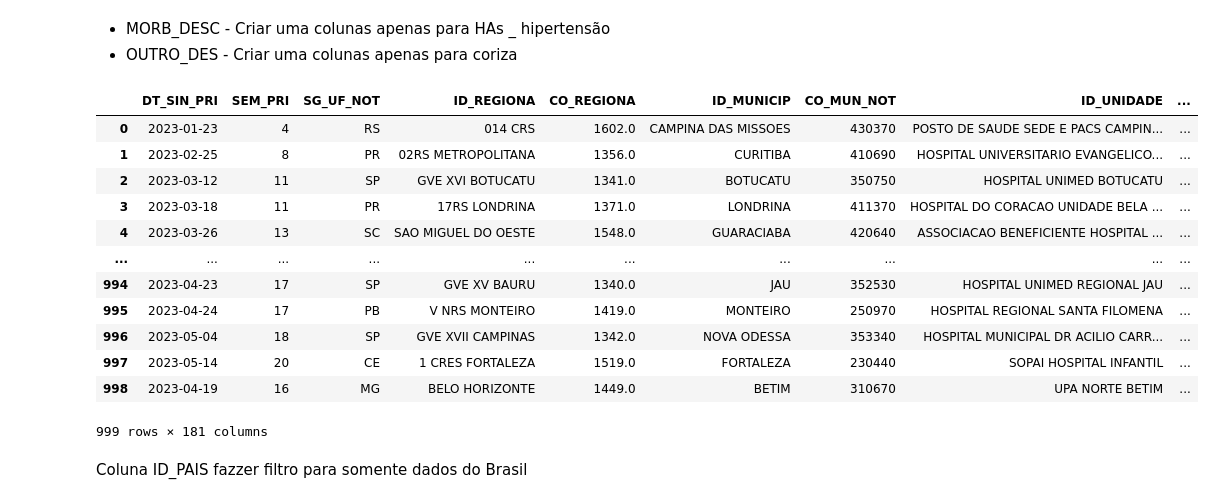
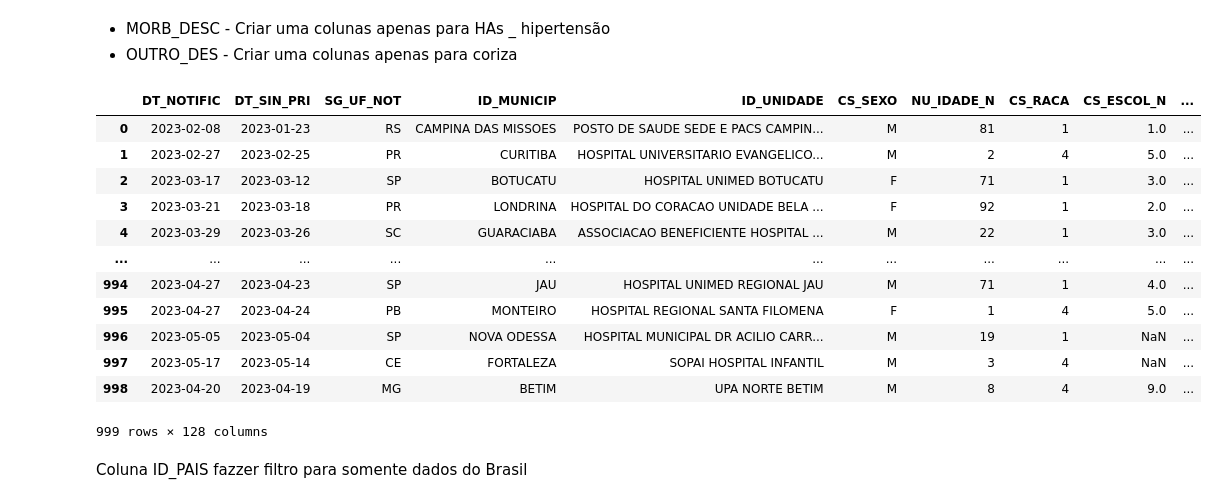
Before and after one commit to GTBelini22/Modelo-de-machine-learning-para-predicao-de-problemas-respiratorios, a Jupyter notebook: Tratando_os_dados.ipynb, the cells around one changed output. Saved outputs shown, nothing was run; the diff lists cells and outputs as text; code cells hidden in the pictures.

```diff
--- a/Tratando_os_dados.ipynb
+++ b/Tratando_os_dados.ipynb
@@ -39,33 +44,33 @@ Index(['DT_NOTIFIC', 'SEM_NOT', 'DT_SIN_PRI', 'SEM_PRI', 'SG_UF_NOT',
 # %%
 # Colunas não relevantes
 df.drop(columns=['SEM_NOT', 'SEM_PRI', 'CO_REGIONA', 'ID_REGIONA',
                  'CO_MUN_NOT', 'CO_UNI_NOT', 'DT_NASC', 'TP_IDADE',
                  'COD_IDADE', 'CS_GESTANT','CO_PAIS' , 'ID_RG_RESI',
                  'CO_RG_RESI', 'CO_MUN_RES', 'SURTO_SG', 'NOSOCOMIAL',
                  'OUTRO_SIN', 'OBES_IMC', 'OUT_MORBI', 'DT_UT_DOSE',
                  'MAE_VAC', 'DT_VAC_MAE', 'M_AMAMENTA', 'DT_DOSEUNI',
                  'DT_1_DOSE', 'DT_2_DOSE', 'TP_ANTIVIR', 'OUT_ANTIV',
                  'DT_ANTIVIR', 'CO_RG_INTE', 'ID_RG_INTE', 'CO_MU_INTE',
                  'DT_ENTUTI', 'DT_SAIDUTI', 'DT_RAIOX', 'AMOSTRA', 'DT_COLETA',
                  'TP_AMOSTRA', 'OUT_AMOST', 'DT_PCR', 'PCR_FLUASU', 'FLUASU_OUT',
                  'PCR_FLUBLI',  'FLUBLI_OUT', 'PCR_PARA1', 'PCR_PARA2',  'PCR_PARA3',
                  'PCR_PARA4', 'PCR_ADENO', 'PCR_METAP', 'PCR_BOCA', 'PCR_RINO',
-                 'PCR_OUTRO', 'DS_PCR_OUT', 'CLASSI_OUT', ''
+                 'PCR_OUTRO', 'DS_PCR_OUT', 'CLASSI_OUT', 'DT_EVOLUCA',
                  ], axis=1)
 # %% [output]
-|  | DT_SIN_PRI | SEM_PRI | SG_UF_NOT | ID_REGIONA | CO_REGIONA | ID_MUNICIP | CO_MUN_NOT | ID_UNIDADE | ... |
-| 0 | 2023-01-23 | 4 | RS | 014 CRS | 1602.0 | CAMPINA DAS MISSOES | 430370 | POSTO DE SAUDE SEDE E PACS CAMPIN... | ... |
-| 1 | 2023-02-25 | 8 | PR | 02RS METROPOLITANA | 1356.0 | CURITIBA | 410690 | HOSPITAL UNIVERSITARIO EVANGELICO... | ... |
-| 2 | 2023-03-12 | 11 | SP | GVE XVI BOTUCATU | 1341.0 | BOTUCATU | 350750 | HOSPITAL UNIMED BOTUCATU | ... |
-| 3 | 2023-03-18 | 11 | PR | 17RS LONDRINA | 1371.0 | LONDRINA | 411370 | HOSPITAL DO CORACAO UNIDADE BELA ... | ... |
-| 4 | 2023-03-26 | 13 | SC | SAO MIGUEL DO OESTE | 1548.0 | GUARACIABA | 420640 | ASSOCIACAO BENEFICIENTE HOSPITAL ... | ... |
-| ... | ... | ... | ... | ... | ... | ... | ... | ... | ... |
-| 994 | 2023-04-23 | 17 | SP | GVE XV BAURU | 1340.0 | JAU | 352530 | HOSPITAL UNIMED REGIONAL JAU | ... |
-| 995 | 2023-04-24 | 17 | PB | V NRS MONTEIRO | 1419.0 | MONTEIRO | 250970 | HOSPITAL REGIONAL SANTA FILOMENA | ... |
-| 996 | 2023-05-04 | 18 | SP | GVE XVII CAMPINAS | 1342.0 | NOVA ODESSA | 353340 | HOSPITAL MUNICIPAL DR ACILIO CARR... | ... |
-| 997 | 2023-05-14 | 20 | CE | 1 CRES FORTALEZA | 1519.0 | FORTALEZA | 230440 | SOPAI HOSPITAL INFANTIL | ... |
-| 998 | 2023-04-19 | 16 | MG | BELO HORIZONTE | 1449.0 | BETIM | 310670 | UPA NORTE BETIM | ... |
+|  | DT_NOTIFIC | DT_SIN_PRI | SG_UF_NOT | ID_MUNICIP | ID_UNIDADE | CS_SEXO | NU_IDADE_N | CS_RACA | CS_ESCOL_N | ... |
+| 0 | 2023-02-08 | 2023-01-23 | RS | CAMPINA DAS MISSOES | POSTO DE SAUDE SEDE E PACS CAMPIN... | M | 81 | 1 | 1.0 | ... |
+| 1 | 2023-02-27 | 2023-02-25 | PR | CURITIBA | HOSPITAL UNIVERSITARIO EVANGELICO... | M | 2 | 4 | 5.0 | ... |
+| 2 | 2023-03-17 | 2023-03-12 | SP | BOTUCATU | HOSPITAL UNIMED BOTUCATU | F | 71 | 1 | 3.0 | ... |
+| 3 | 2023-03-21 | 2023-03-18 | PR | LONDRINA | HOSPITAL DO CORACAO UNIDADE BELA ... | F | 92 | 1 | 2.0 | ... |
+| 4 | 2023-03-29 | 2023-03-26 | SC | GUARACIABA | ASSOCIACAO BENEFICIENTE HOSPITAL ... | M | 22 | 1 | 3.0 | ... |
+| ... | ... | ... | ... | ... | ... | ... | ... | ... | ... | ... |
+| 994 | 2023-04-27 | 2023-04-23 | SP | JAU | HOSPITAL UNIMED REGIONAL JAU | M | 71 | 1 | 4.0 | ... |
+| 995 | 2023-04-27 | 2023-04-24 | PB | MONTEIRO | HOSPITAL REGIONAL SANTA FILOMENA | F | 1 | 4 | 5.0 | ... |
+| 996 | 2023-05-05 | 2023-05-04 | SP | NOVA ODESSA | HOSPITAL MUNICIPAL DR ACILIO CARR... | M | 19 | 1 | NaN | ... |
+| 997 | 2023-05-17 | 2023-05-14 | CE | FORTALEZA | SOPAI HOSPITAL INFANTIL | M | 3 | 4 | NaN | ... |
+| 998 | 2023-04-20 | 2023-04-19 | MG | BETIM | UPA NORTE BETIM | M | 8 | 4 | 9.0 | ... |
-999 rows × 181 columns
+999 rows × 128 columns
 # %% [markdown]
 Coluna ID_PAIS
 fazzer filtro para somente dados do Brasil
```
Also changed, not shown: parts of 1 cell of this notebook.
